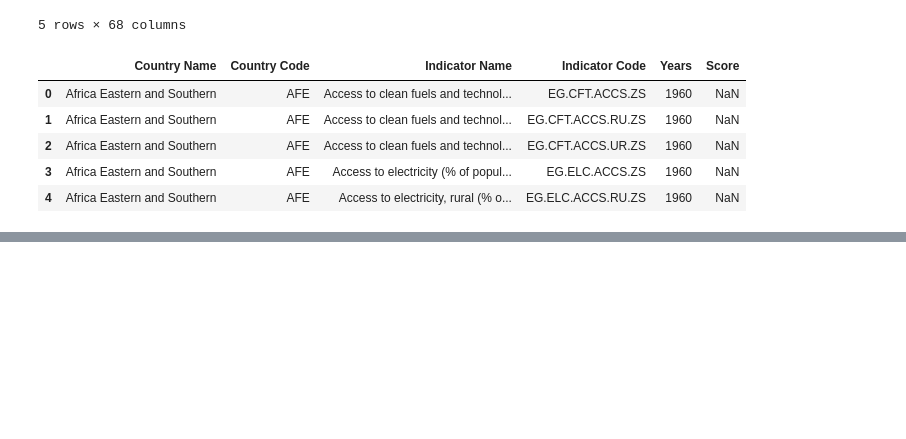
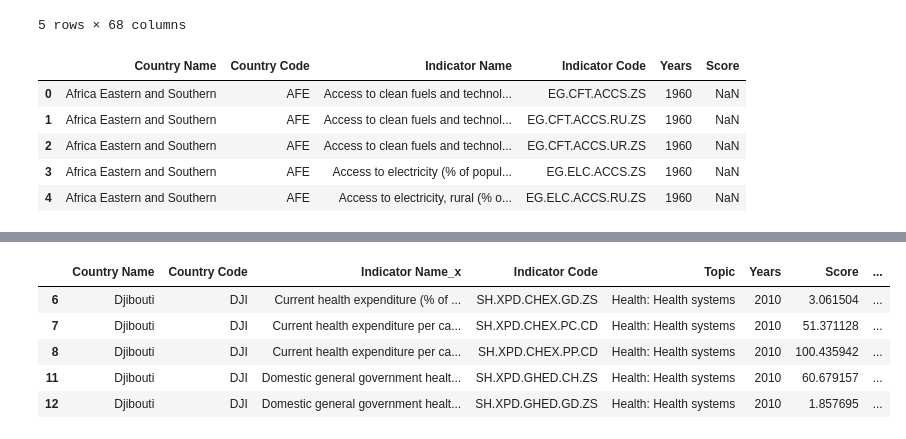
Before and after one commit to AdnanK1/east-african-dvlp-indicators, a Jupyter notebook: index.ipynb, the cells around one changed output, grey strips where cells are left out. Cells and saved outputs as stored; diff of their text form; code cells hidden in the pictures; blank space fills up the shorter version.

```diff
--- a/index.ipynb
+++ b/index.ipynb
@@ -49,0 +115,11 @@ series_df.head()
+# %%
+health = [topic for topic in merged_df['Topic'] if topic.startswith("Health: Health systems")]
+health_df = merged_df[merged_df['Topic'].isin(health)]
+health_df.head()
+# %% [output]
+|  | Country Name | Country Code | Indicator Name_x | Indicator Code | Topic | Years | Score | ... |
+| 6 | Djibouti | DJI | Current health expenditure (% of ... | SH.XPD.CHEX.GD.ZS | Health: Health systems | 2010 | 3.061504 | ... |
+| 7 | Djibouti | DJI | Current health expenditure per ca... | SH.XPD.CHEX.PC.CD | Health: Health systems | 2010 | 51.371128 | ... |
+| 8 | Djibouti | DJI | Current health expenditure per ca... | SH.XPD.CHEX.PP.CD | Health: Health systems | 2010 | 100.435942 | ... |
+| 11 | Djibouti | DJI | Domestic general government healt... | SH.XPD.GHED.CH.ZS | Health: Health systems | 2010 | 60.679157 | ... |
+| 12 | Djibouti | DJI | Domestic general government healt... | SH.XPD.GHED.GD.ZS | Health: Health systems | 2010 | 1.857695 | ... |
```
Also changed, not shown: parts of 7 cells of this notebook.
